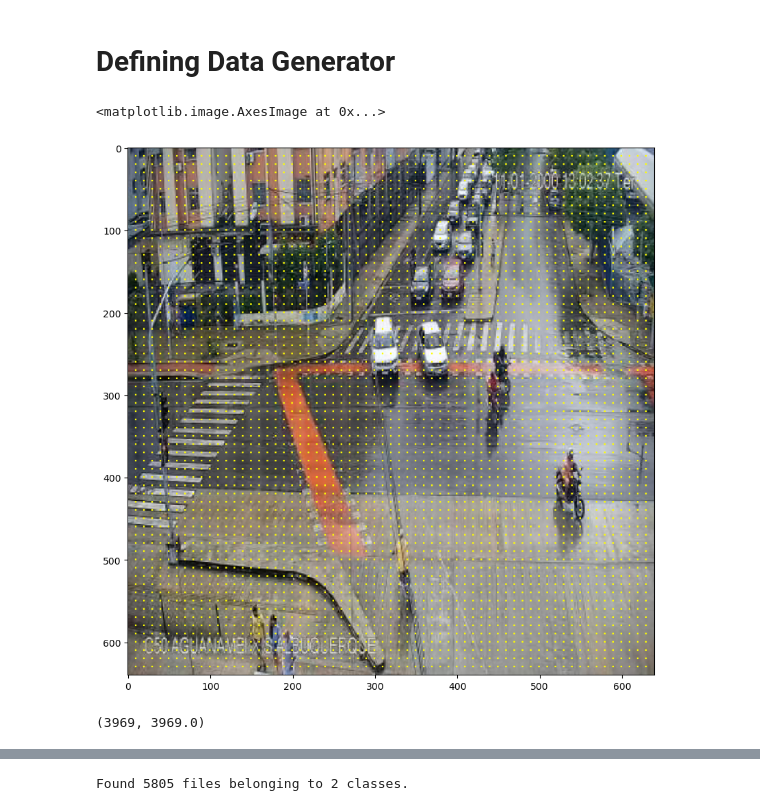
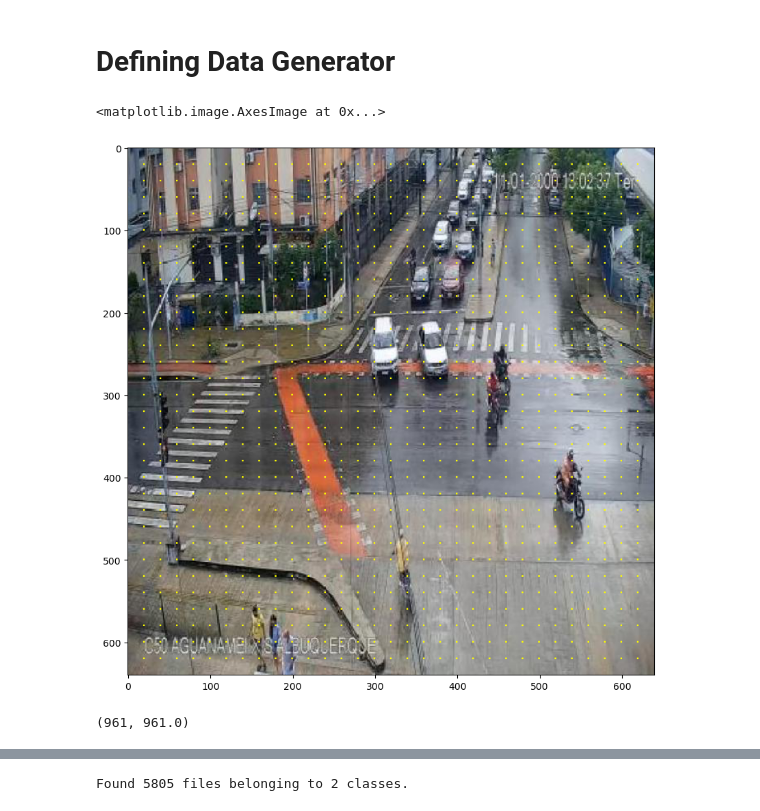
Before and after one commit to AsimWattoo/Traffic_Object_Detection_TensorFlow, a Jupyter notebook: RegionProposalNetwork.ipynb, the cells around one changed output, grey strips where cells are left out. Saved outputs shown, nothing was run; the diff lists cells and outputs as text; code cells hidden in the pictures.

```diff
--- a/RegionProposalNetwork.ipynb
+++ b/RegionProposalNetwork.ipynb
@@ -80,13 +81,19 @@ def add_anchor_points(image, points, point_size = 5):
         new_image[point[0] - point_size : point[0] + point_size, point[1] - point_size : point[1] + point_size, :] = [255, 255, 0]
     return new_image
 # %%
-anchor_points = generate_anchor_points(image, 10)
+anchor_point_stride = 20
+anchor_points = generate_anchor_points(image, anchor_point_stride)
 anchor_points_image = add_anchor_points(image, anchor_points, 1)
 plt.figure(figsize=(10, 10))
 plt.imshow(anchor_points_image)
 # %% [output]
 <matplotlib.image.AxesImage at 0x...>
-[figure, old version]
+[figure, new version]
+# %%
+# The number of anchor points for an image
+anchor_points.__len__(), ((image.shape[0] - anchor_point_stride) / anchor_point_stride) * ((image.shape[1] - anchor_point_stride) / anchor_point_stride)
+# %% [output]
+(961, 961.0)
 # %%
 def generate_regions(anchor_points, region_ratios, region_scales):
     # Going for each anchor point
@@ -119,9 +128,4 @@ def add_regions(image, regions, color=[0, 0, 0], thickness = 1):
     return new_image
-# %%
-# The number of anchor points for an image
-anchor_points.__len__(), ((image.shape[0] - 10) / 10) * ((image.shape[1] - 10) / 10)
-# %% [output]
-(3969, 3969.0)
 # %%
 points = anchor_points
 region_ratios = [[1, 1], [1, 2], [2, 1]]
```
Also changed, not shown: parts of 11 cells of this notebook.
